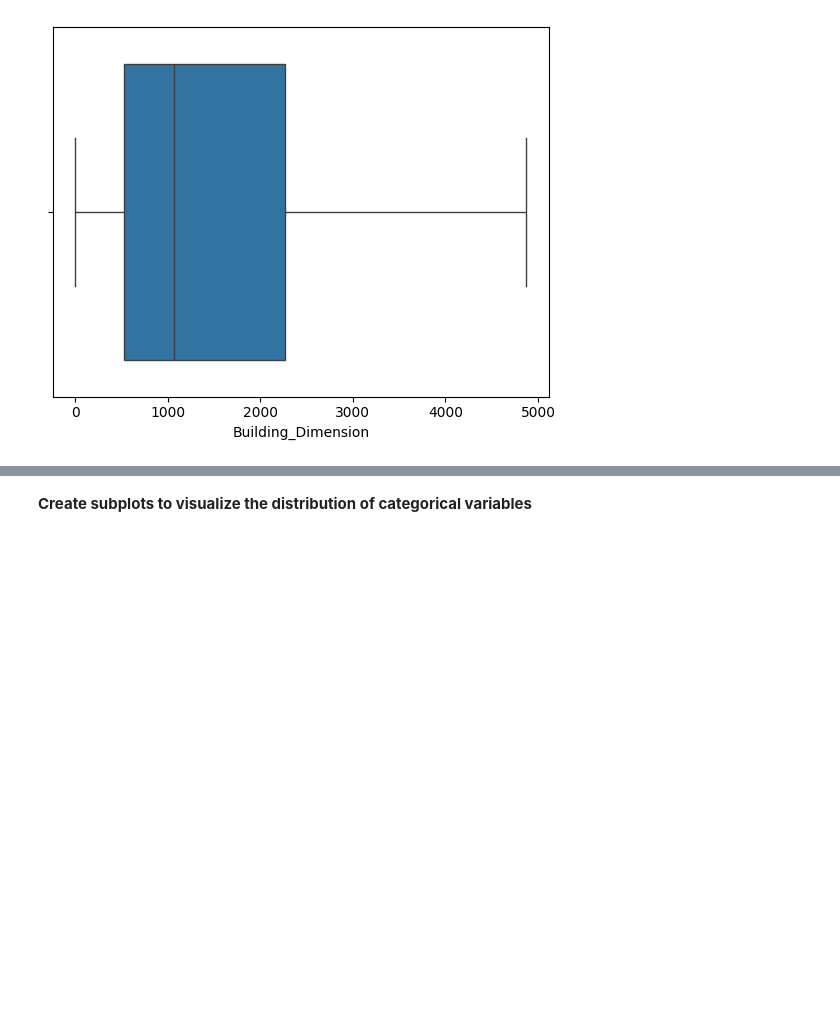
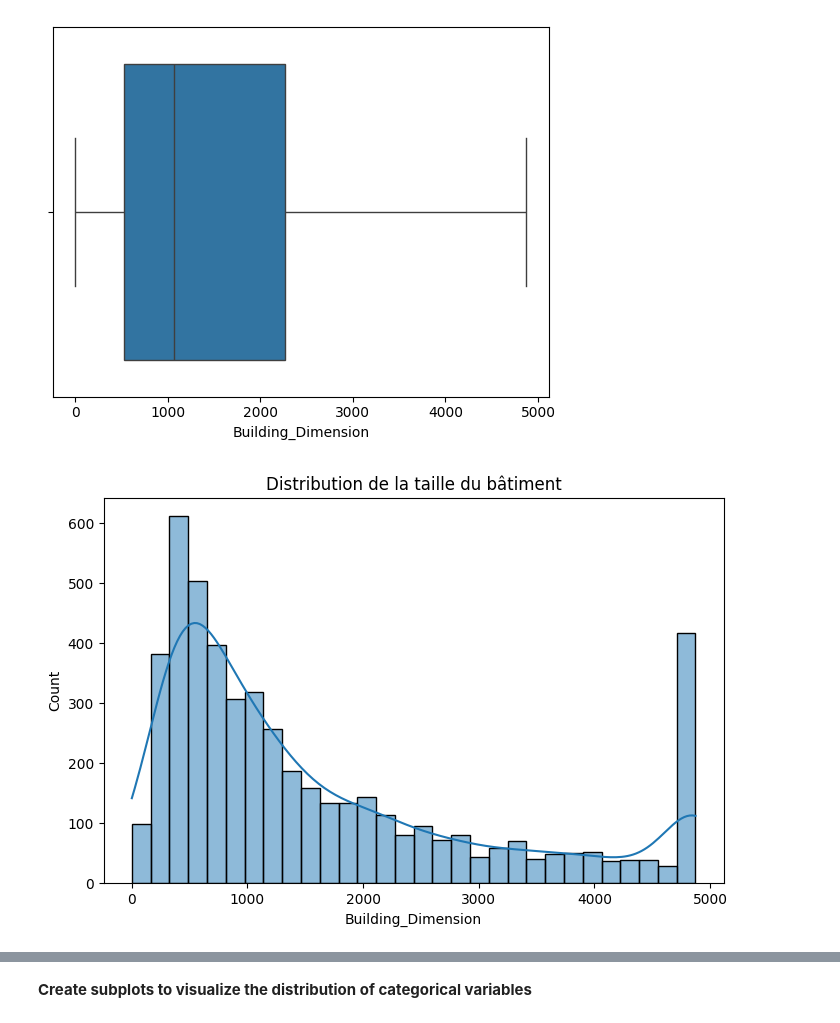
Before and after one commit to NASSERamine/Assurance-Habitation-Pr-diction-Accidents, a Jupyter notebook: Project1.ipynb, the cells around one changed output, grey strips where cells are left out. Drawn from its saved outputs; the diff is of its cells as text; code cells hidden in the pictures; blank space fills up the shorter version.

```diff
--- a/Project1.ipynb
+++ b/Project1.ipynb
@@ -291,3 +292,10 @@ sns.boxplot(data=Insurance_df,x='Building_Dimension')
 plt.show()
 # %% [output]
 [figure]
+# %%
+plt.figure(figsize=(8, 5))
+sns.histplot(Insurance_df['Building_Dimension'], kde=True, bins=30)
+plt.title("Distribution de la taille du bâtiment")
+plt.show()
+# %% [output]
+[figure, added]
```
Also changed, not shown: parts of 11 cells of this notebook.
